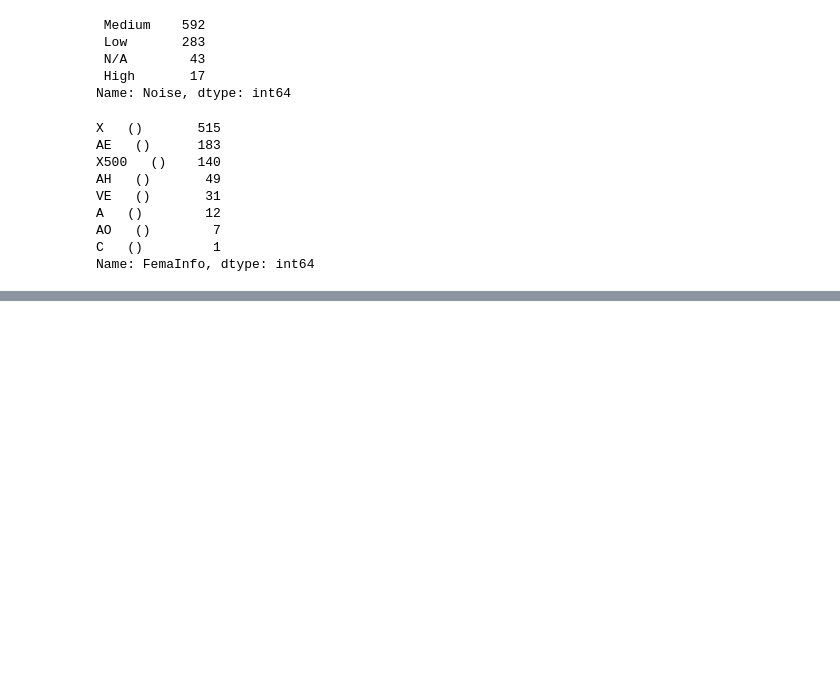
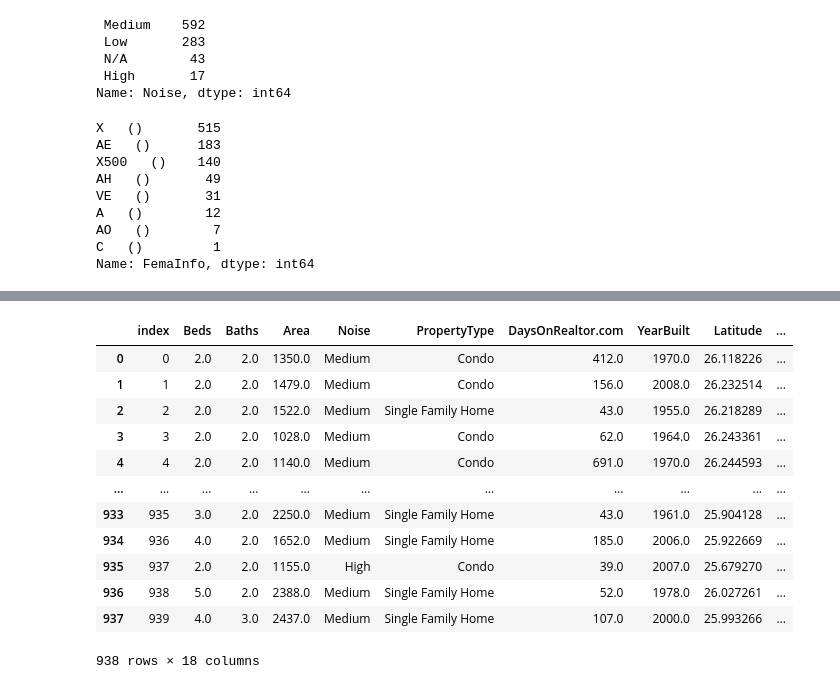
Before and after one commit to mikewcasale/colorframe-blogs, a Jupyter notebook: notebooks/EDA.ipynb, the cells around one changed output, grey strips where cells are left out. Saved outputs shown, nothing was run; the diff lists cells and outputs as text; code cells hidden in the pictures; blank space fills up the shorter version.

```diff
--- a/notebooks/EDA.ipynb
+++ b/notebooks/EDA.ipynb
@@ -449 +450,19 @@ X
 938 rows × 18 columns
+# %%
+X = X.rename({'FloodFactorInfo':'FloodFactorHigh'},axis=1)
+X['FloodFactorHigh'] = np.where(X['FloodFactorHigh']=='flood_factor_high',True, False)
+X
+# %% [output]
+|  | index | Beds | Baths | Area | Noise | PropertyType | DaysOnRealtor.com | YearBuilt | Latitude | ... |
+| 0 | 0 | 2.0 | 2.0 | 1350.0 | Medium | Condo | 412.0 | 1970.0 | 26.118226 | ... |
+| 1 | 1 | 2.0 | 2.0 | 1479.0 | Medium | Condo | 156.0 | 2008.0 | 26.232514 | ... |
+| 2 | 2 | 2.0 | 2.0 | 1522.0 | Medium | Single Family Home | 43.0 | 1955.0 | 26.218289 | ... |
+| 3 | 3 | 2.0 | 2.0 | 1028.0 | Medium | Condo | 62.0 | 1964.0 | 26.243361 | ... |
+| 4 | 4 | 2.0 | 2.0 | 1140.0 | Medium | Condo | 691.0 | 1970.0 | 26.244593 | ... |
+| ... | ... | ... | ... | ... | ... | ... | ... | ... | ... | ... |
+| 933 | 935 | 3.0 | 2.0 | 2250.0 | Medium | Single Family Home | 43.0 | 1961.0 | 25.904128 | ... |
+| 934 | 936 | 4.0 | 2.0 | 1652.0 | Medium | Single Family Home | 185.0 | 2006.0 | 25.922669 | ... |
+| 935 | 937 | 2.0 | 2.0 | 1155.0 | High | Condo | 39.0 | 2007.0 | 25.679270 | ... |
+| 936 | 938 | 5.0 | 2.0 | 2388.0 | Medium | Single Family Home | 52.0 | 1978.0 | 26.027261 | ... |
+| 937 | 939 | 4.0 | 3.0 | 2437.0 | Medium | Single Family Home | 107.0 | 2000.0 | 25.993266 | ... |
+938 rows × 18 columns
```
Also changed, not shown: parts of 5 cells of this notebook, 4 other files.
